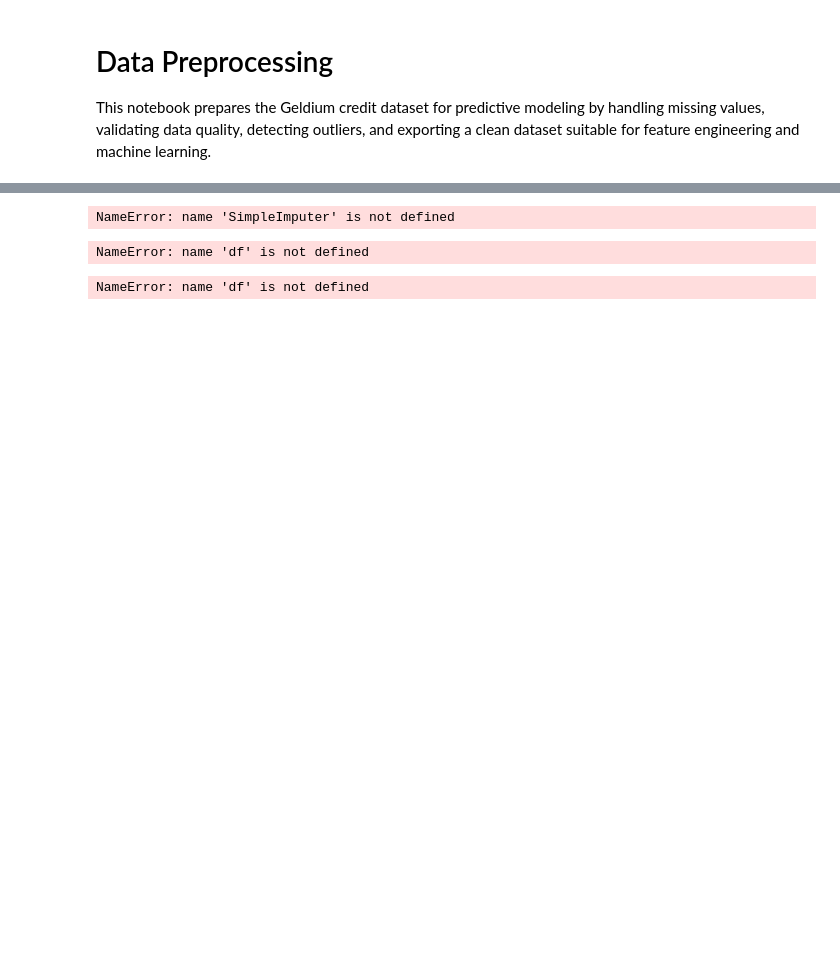
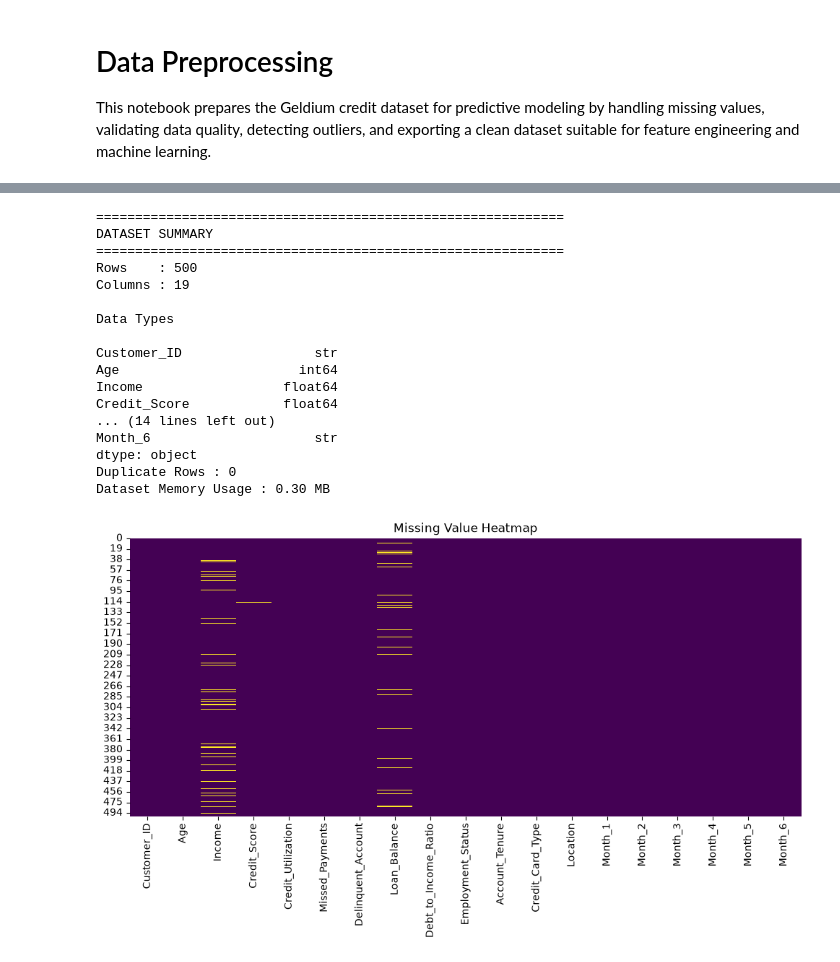
Before and after one commit to SakshiRaut004/Geldium-Credit-Delinquency-Risk-Analysis, a Jupyter notebook: notebooks/02_data_preprocessing.ipynb, the cells around one changed output, grey strips where cells are left out. Cells and saved outputs as stored; diff of their text form; code cells hidden in the pictures; blank space fills up the shorter version.

Commit message:
feat: create reusable data cleaning utilities and project configuration

```diff
--- a/notebooks/02_data_preprocessing.ipynb
+++ b/notebooks/02_data_preprocessing.ipynb
@@ -54,23 +4,0 @@ Error:
-# %%
-median_columns = [
-    "Income",
-    "Loan_Balance",
-    "Credit_Score"
-]
-
-imputer = SimpleImputer(strategy="median")
-
-df[median_columns] = imputer.fit_transform(df[median_columns])
-# %% [output]
-NameError: name 'SimpleImputer' is not defined
-# %%
-df[median_columns].isnull().sum()
-# %% [output]
-NameError: name 'df' is not defined
-# %%
-df.to_csv(
-    "../data/processed/cleaned_data.csv",
-    index=False
-)
-# %% [output]
-NameError: name 'df' is not defined
@@ -76,0 +15,44 @@ NameError: name 'df' is not defined
+# %%
+import os
+import sys
+from pathlib import Path
+
+# Move up one level to the project root directory
+if os.path.basename(os.getcwd()) == "notebooks":
+    os.chdir("..")
+
+# Add the project root to Python's search path
+sys.path.append(os.getcwd())
+
+from src.config import *
+from src.data_cleaning import *
+
+# Override the path manually to point to the actual Excel file
+df = pd.read_excel(Path("data/raw/Delinquency_prediction_dataset.xlsx"))
+
+# The rest of your summary functions will work now
+dataset_summary(df)
+missing_value_summary(df)
+duplicate_summary(df)
+datatype_summary(df)
+memory_usage(df)
+plot_missing_values(df)
+# %% [output]
+============================================================
+DATASET SUMMARY
+============================================================
+Rows    : 500
+Columns : 19
+
+Data Types
+
+Customer_ID                 str
+Age                       int64
+Income                  float64
+Credit_Score            float64
+... (14 lines left out)
+Month_6                     str
+dtype: object
+Duplicate Rows : 0
+Dataset Memory Usage : 0.30 MB
+[figure, added]
```
Also changed, not shown: parts of 5 cells of this notebook, 4 other files.
